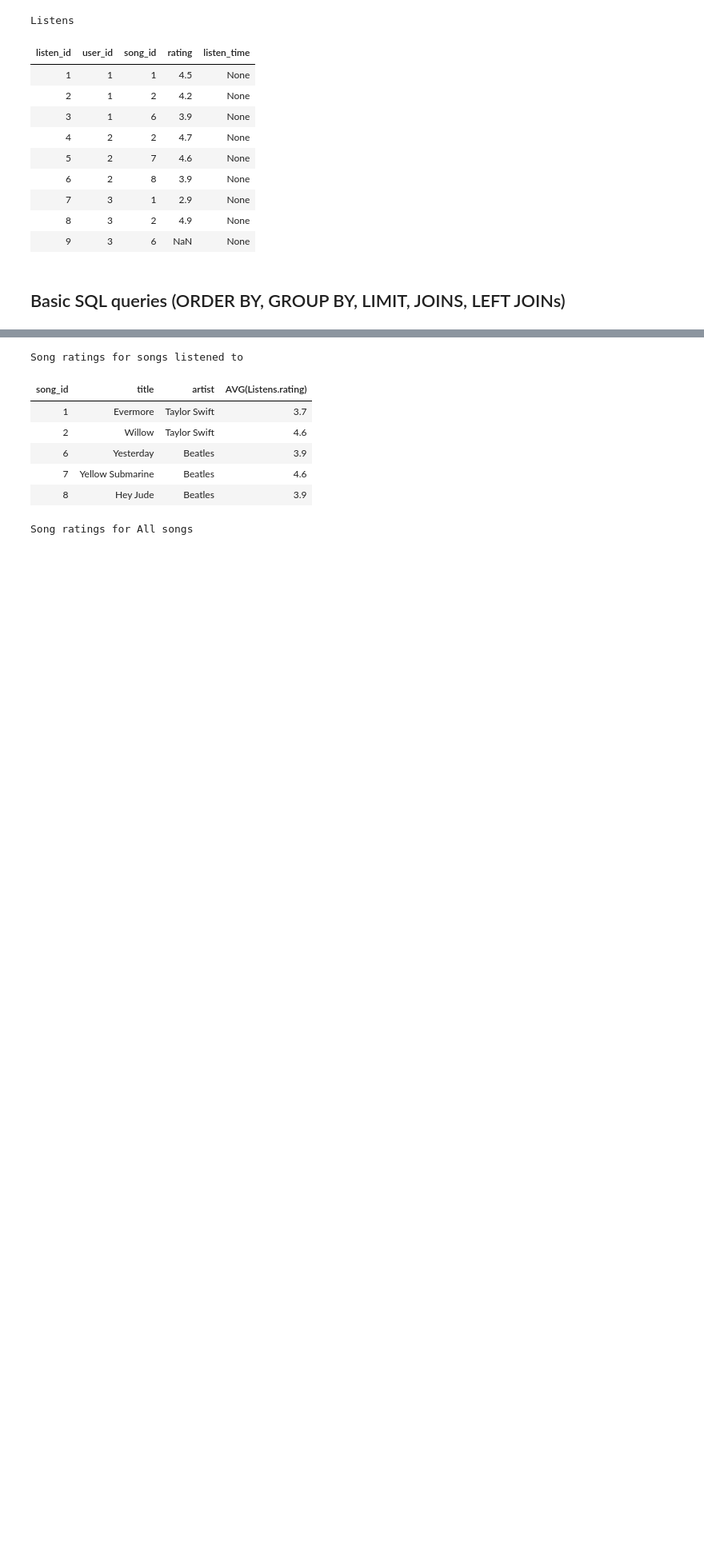
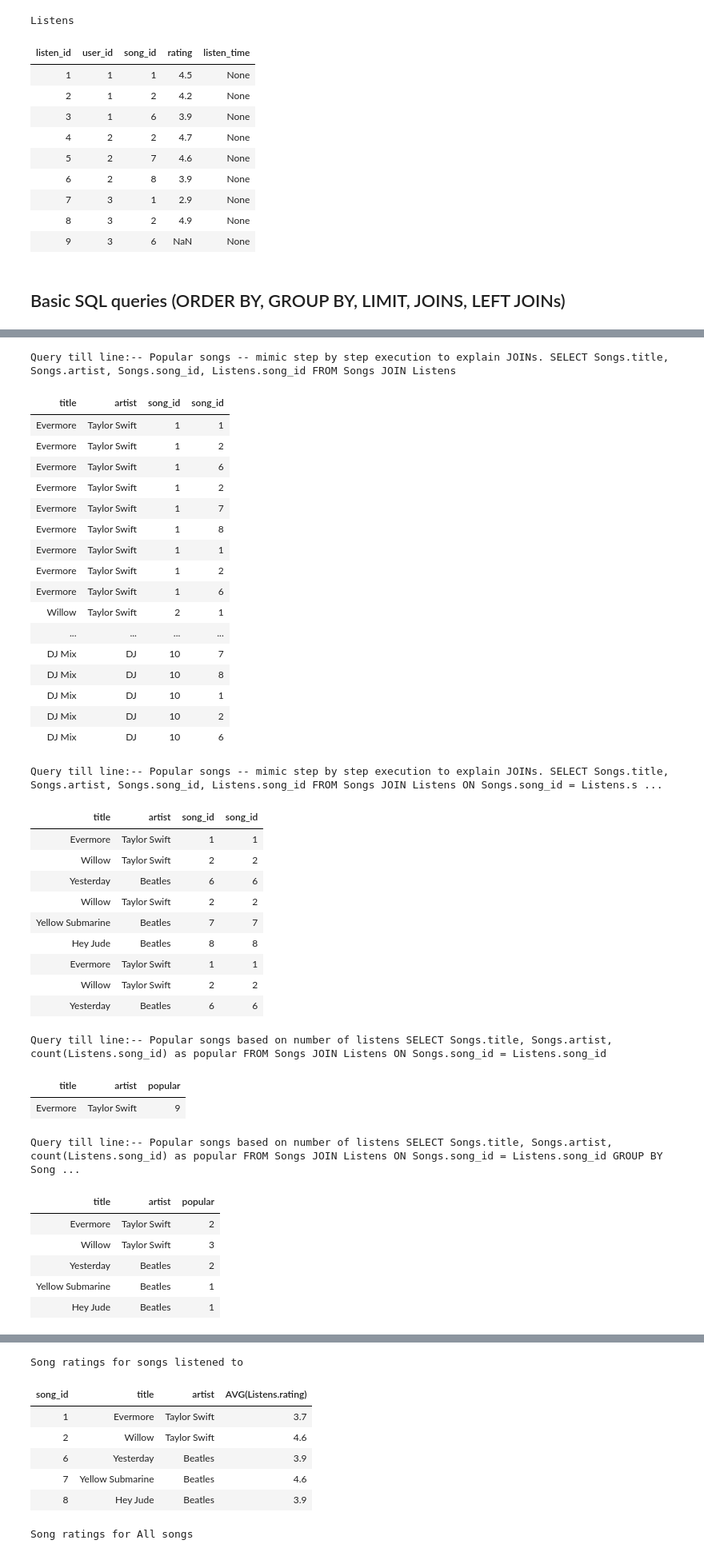
Before and after one commit to shivag/cs145, a Jupyter notebook: Spotify's_SQL_example_CS145.ipynb, the cells around one changed output, grey strips where cells are left out. Shown at 80% size. Cells and saved outputs as stored; diff of their text form; code cells hidden in the pictures; blank space fills up the shorter version.

```diff
--- a/Spotify's_SQL_example_CS145.ipynb
+++ b/Spotify's_SQL_example_CS145.ipynb
@@ -302,3 +332,58 @@ Taylors songs listened to by Mickey
 | name | title | artist |
 | Mickey | Evermore | Taylor Swift |
 | Mickey | Willow | Taylor Swift |
+# %%
+""" Goal: Understand semantics of each SQL operator.
+See step-by-step output after each line of execution
+"""
+qry_popular2 = """
+-- Popular songs -- mimic step by step execution to explain JOINs.
+SELECT Songs.title, Songs.artist, Songs.song_id, Listens.song_id
+FROM   Songs
+JOIN   Listens
+ON Songs.song_id = Listens.song_id
+GROUP BY Songs.song_id
+"""
+
+runStepByStepSql(qry_popular2, 4) # run query step-by-step from Line 4
+runStepByStepSql(qry_popular, 5) # run query step-by-step from Line 5
+# %% [output]
+Query till line:-- Popular songs -- mimic step by step execution to explain JOINs. SELECT Songs.title, Songs.artist, Songs.song_id, Listens.song_id FROM Songs JOIN Listens
+| title | artist | song_id | song_id |
+| Evermore | Taylor Swift | 1 | 1 |
+| Evermore | Taylor Swift | 1 | 2 |
+| Evermore | Taylor Swift | 1 | 6 |
+| Evermore | Taylor Swift | 1 | 2 |
+| Evermore | Taylor Swift | 1 | 7 |
+| Evermore | Taylor Swift | 1 | 8 |
+| Evermore | Taylor Swift | 1 | 1 |
+| Evermore | Taylor Swift | 1 | 2 |
+| Evermore | Taylor Swift | 1 | 6 |
+| Willow | Taylor Swift | 2 | 1 |
+| ... | ... | ... | ... |
+| DJ Mix | DJ | 10 | 7 |
+| DJ Mix | DJ | 10 | 8 |
+| DJ Mix | DJ | 10 | 1 |
+| DJ Mix | DJ | 10 | 2 |
+| DJ Mix | DJ | 10 | 6 |
+Query till line:-- Popular songs -- mimic step by step execution to explain JOINs. SELECT Songs.title, Songs.artist, Songs.song_id, Listens.song_id FROM Songs JOIN Listens ON Songs.song_id = Listens.s ...
+| title | artist | song_id | song_id |
+| Evermore | Taylor Swift | 1 | 1 |
+| Willow | Taylor Swift | 2 | 2 |
+| Yesterday | Beatles | 6 | 6 |
+| Willow | Taylor Swift | 2 | 2 |
+| Yellow Submarine | Beatles | 7 | 7 |
+| Hey Jude | Beatles | 8 | 8 |
+| Evermore | Taylor Swift | 1 | 1 |
+| Willow | Taylor Swift | 2 | 2 |
+| Yesterday | Beatles | 6 | 6 |
+Query till line:-- Popular songs based on number of listens SELECT Songs.title, Songs.artist, count(Listens.song_id) as popular FROM Songs JOIN Listens ON Songs.song_id = Listens.song_id
+| title | artist | popular |
+| Evermore | Taylor Swift | 9 |
+Query till line:-- Popular songs based on number of listens SELECT Songs.title, Songs.artist, count(Listens.song_id) as popular FROM Songs JOIN Listens ON Songs.song_id = Listens.song_id GROUP BY Song ...
+| title | artist | popular |
+| Evermore | Taylor Swift | 2 |
+| Willow | Taylor Swift | 3 |
+| Yesterday | Beatles | 2 |
+| Yellow Submarine | Beatles | 1 |
+| Hey Jude | Beatles | 1 |
```
Also changed, not shown: parts of 20 cells of this notebook.
